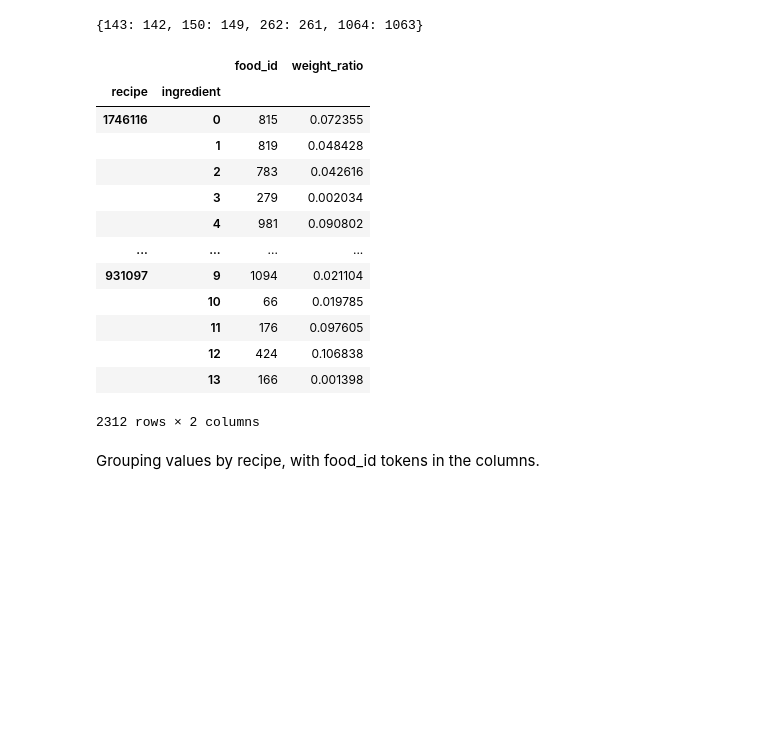
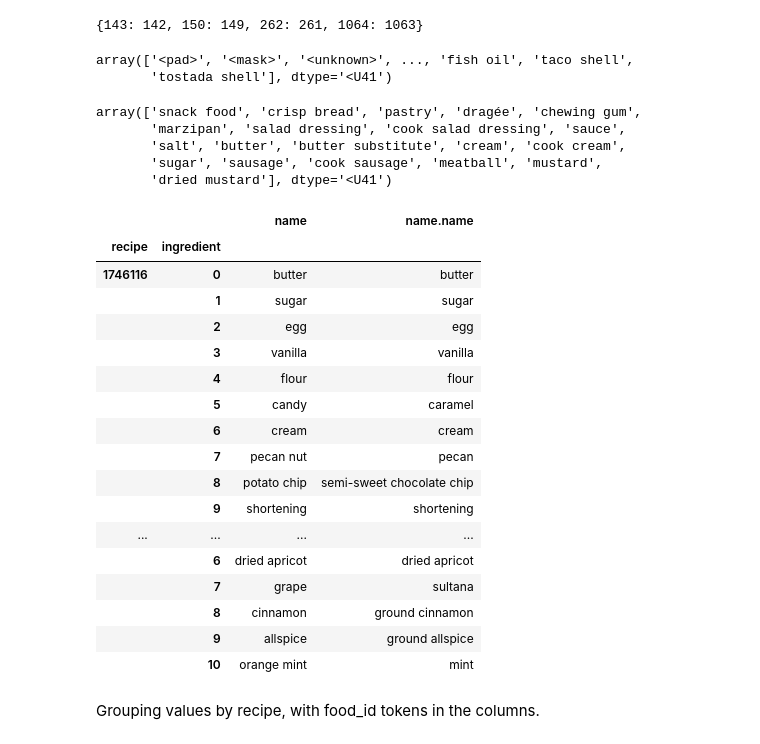
Before and after one commit to stephankostov/recipe-generator-dataset, a Jupyter notebook: notebooks/10-final-db-process.ipynb, the cells around one changed output. Saved outputs shown, nothing was run; the diff lists cells and outputs as text; code cells hidden in the pictures; blank space fills up the shorter version.

```diff
--- a/notebooks/10-final-db-process.ipynb
+++ b/notebooks/10-final-db-process.ipynb
@@ -300,24 +300,42 @@ def process_foods_df(foods, food_df, special_tokens):
     # food_ids = food_ids.replace(temp_remap)
     foods['food_id'] = foods['food_id'].fillna(special_tokens.index('unknown'))
     return foods
-# %%
-foods = process_foods_df(foods, food_df, special_tokens)
-foods
-# %% [output]
-|  |  | food_id | weight_ratio |
-| recipe | ingredient |  |  |
-| 1746116 | 0 | 815 | 0.072355 |
-|  | 1 | 819 | 0.048428 |
-|  | 2 | 783 | 0.042616 |
-|  | 3 | 279 | 0.002034 |
-|  | 4 | 981 | 0.090802 |
-| ... | ... | ... | ... |
-| 931097 | 9 | 1094 | 0.021104 |
-|  | 10 | 66 | 0.019785 |
-|  | 11 | 176 | 0.097605 |
-|  | 12 | 424 | 0.106838 |
-|  | 13 | 166 | 0.001398 |
-2312 rows × 2 columns
+# %%
+food_names
+# %% [output]
+array(['<pad>', '<mask>', '<unknown>', ..., 'fish oil', 'taco shell',
+       'tostada shell'], dtype='<U41')
+# %%
+food_names[800:820]
+# %% [output]
+array(['snack food', 'crisp bread', 'pastry', 'dragée', 'chewing gum',
+       'marzipan', 'salad dressing', 'cook salad dressing', 'sauce',
+       'salt', 'butter', 'butter substitute', 'cream', 'cook cream',
+       'sugar', 'sausage', 'cook sausage', 'meatball', 'mustard',
+       'dried mustard'], dtype='<U41')
+# %%
+ingredients_df = pd.read_feather('../../data/local/recipe/partial/ingredients/0.feather')
+# %%
+foods.head(20).join(pd.DataFrame(food_names, columns=['name']), on='food_id').join(ingredients_df)[['name','name.name']]
+# %% [output]
+|  |  | name | name.name |
+| recipe | ingredient |  |  |
+| 1746116 | 0 | butter | butter |
+|  | 1 | sugar | sugar |
+|  | 2 | egg | egg |
+|  | 3 | vanilla | vanilla |
+|  | 4 | flour | flour |
+|  | 5 | candy | caramel |
+|  | 6 | cream | cream |
+|  | 7 | pecan nut | pecan |
+|  | 8 | potato chip | semi-sweet chocolate chip |
+|  | 9 | shortening | shortening |
+| ... | ... | ... | ... |
+|  | 6 | dried apricot | dried apricot |
+|  | 7 | grape | sultana |
+|  | 8 | cinnamon | ground cinnamon |
+|  | 9 | allspice | ground allspice |
+|  | 10 | orange mint | mint |
 # %% [markdown]
 Grouping values by recipe, with food_id tokens in the columns.
 # %%
```
Also changed, not shown: parts of 7 cells of this notebook, 1 other file.
